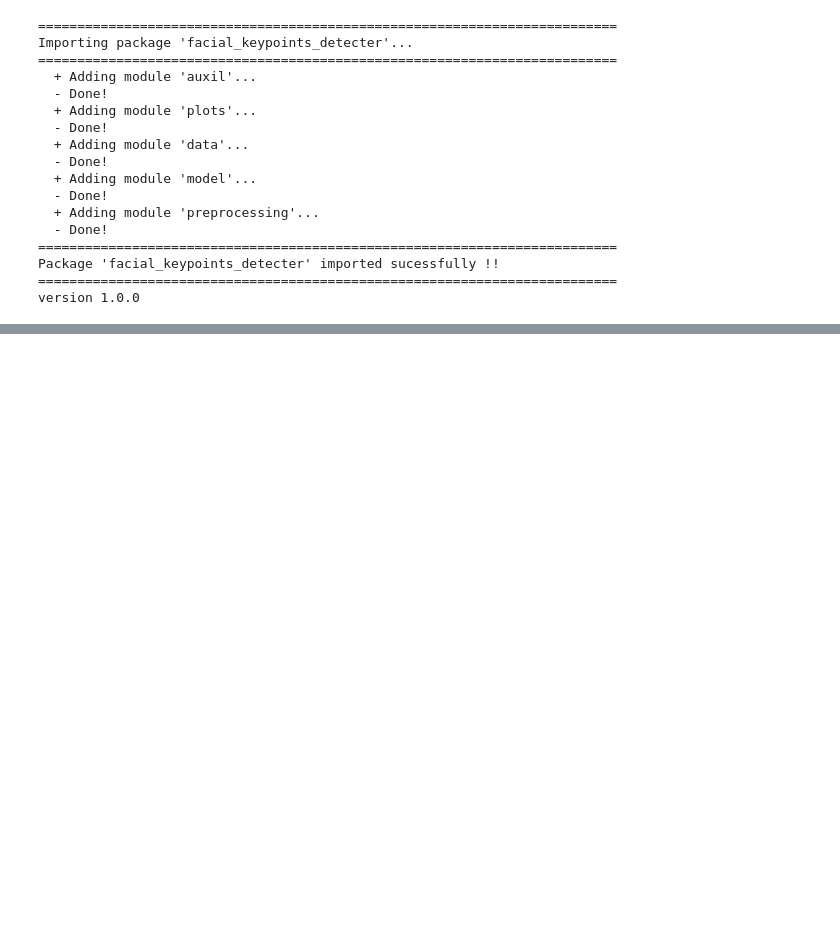
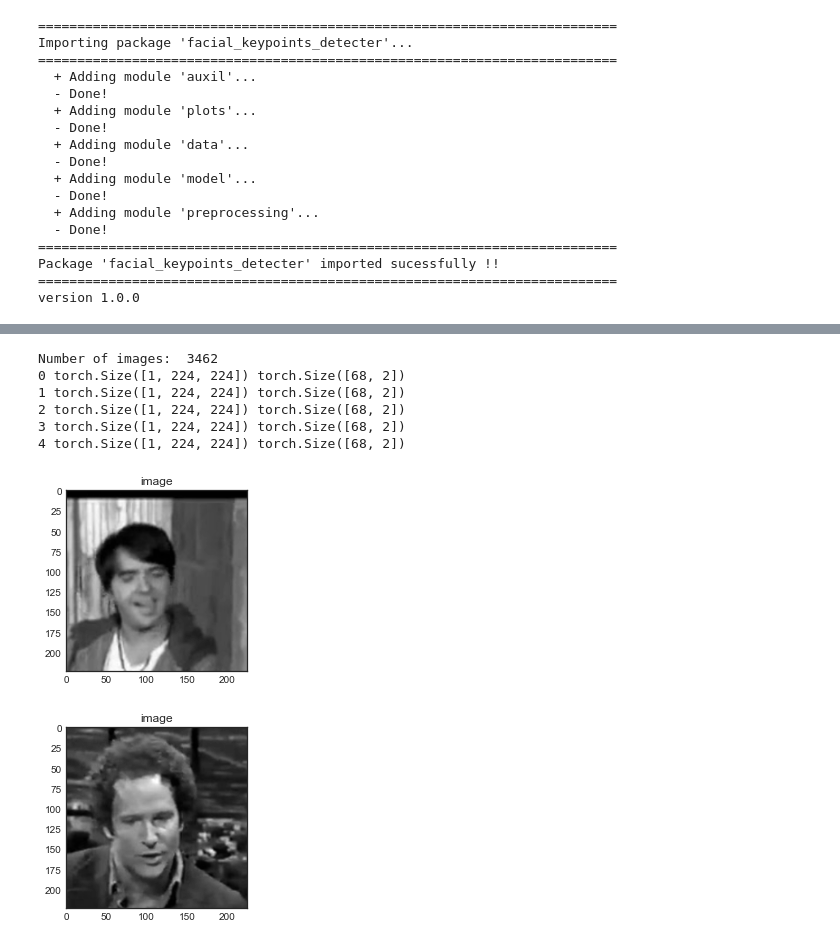
Before and after one commit to ShashankKumbhare/facial-keypoints-detecter, a Jupyter notebook: 1. Load and Visualize Data.ipynb, the cells around one changed output, grey strips where cells are left out. Cells and saved outputs as stored; diff of their text form; code cells hidden in the pictures; blank space fills up the shorter version.

```diff
--- a/1. Load and Visualize Data.ipynb
+++ b/1. Load and Visualize Data.ipynb
@@ -410,0 +193,38 @@ In the next notebook, you'll be tasked with creating a CNN for facial keypoint d
+# %%
+# Defining the data tranform >>
+# order matters! i.e. rescaling should come before a smaller crop
+data_transform = fkd.preprocessing.Compose( [ fkd.preprocessing.Rescale(250),
+                                              fkd.preprocessing.RandomCrop(224),
+                                              fkd.preprocessing.Normalize(),
+                                              fkd.preprocessing.ToTensor() ] )
+
+# Applying transforms >>
+dataset_train_transformed = fkd.data.FacialKeypointsDataset( csv_file  = 'data/training_frames_keypoints.csv',
+                                                             root_dir  = 'data/training/',
+                                                             transform = data_transform )
+# %%
+# Printing some stats about the transformed data >>
+print('Number of images: ', len(dataset_train_transformed))
+
+# Making sure the sample tensors are the expected size >>
+for i in range(5):
+    sample = dataset_train_transformed[i]
+    print(i, sample['image'].size(), sample['keypoints'].size())
+# %% [output]
+Number of images:  3462
+0 torch.Size([1, 224, 224]) torch.Size([68, 2])
+1 torch.Size([1, 224, 224]) torch.Size([68, 2])
+2 torch.Size([1, 224, 224]) torch.Size([68, 2])
+3 torch.Size([1, 224, 224]) torch.Size([68, 2])
+4 torch.Size([1, 224, 224]) torch.Size([68, 2])
+# %%
+i = 0
+sample = dataset_train_transformed[i]
+fkd.plots.plot_output( sample['image'] )
+
+i = 5
+sample = dataset_train_transformed[i]
+fkd.plots.plot_output( sample['image'] )
+# %% [output]
+[figure, added]
+[figure, added]
```
Also changed, not shown: parts of 46 cells of this notebook, 5 other files.
